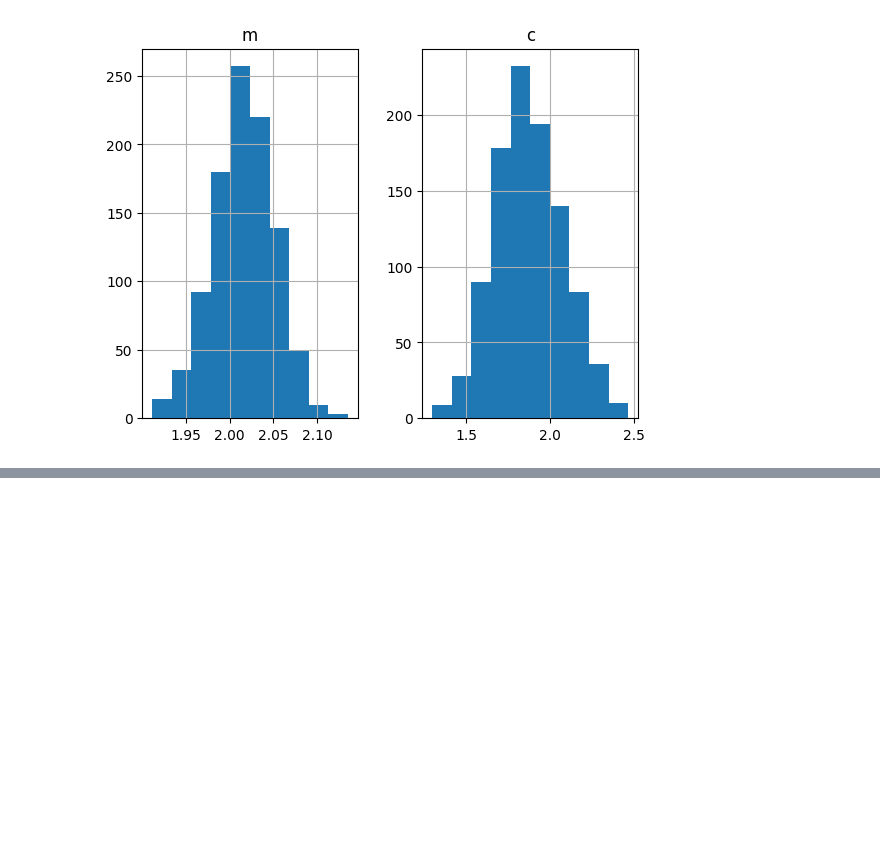
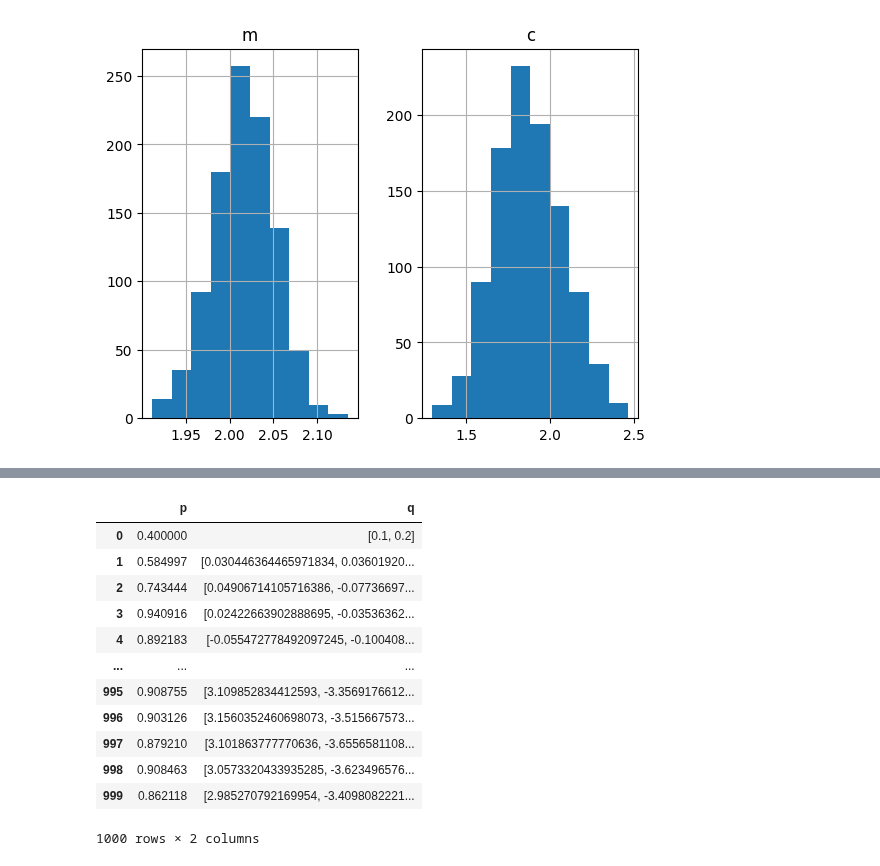
Before and after one commit to Potatoasad/Computational-Physics-Final-Project, a Jupyter notebook: BlackHolePopulationAnalysis.ipynb, the cells around one changed output, grey strips where cells are left out. Cells and saved outputs as stored; diff of their text form; code cells hidden in the pictures; blank space fills up the shorter version.

```diff
--- a/BlackHolePopulationAnalysis.ipynb
+++ b/BlackHolePopulationAnalysis.ipynb
@@ -412,3 +428,20 @@ Sampling finished with an acceptance rate of 73.91
+# %%
+import pandas as pd
+pd.DataFrame(hist)
+# %% [output]
+|  | p | q |
+| 0 | 0.400000 | [0.1, 0.2] |
+| 1 | 0.584997 | [0.030446364465971834, 0.03601920... |
+| 2 | 0.743444 | [0.04906714105716386, -0.07736697... |
+| 3 | 0.940916 | [0.02422663902888695, -0.03536362... |
+| 4 | 0.892183 | [-0.055472778492097245, -0.100408... |
+| ... | ... | ... |
+| 995 | 0.908755 | [3.109852834412593, -3.3569176612... |
+| 996 | 0.903126 | [3.1560352460698073, -3.515667573... |
+| 997 | 0.879210 | [3.101863777770636, -3.6556581108... |
+| 998 | 0.908463 | [3.0573320433935285, -3.623496576... |
+| 999 | 0.862118 | [2.985270792169954, -3.4098082221... |
+1000 rows × 2 columns
 # %%
 import pandas as pd
 import matplotlib.pyplot as plt
```
Also changed, not shown: parts of 33 cells of this notebook, 3 other files.
